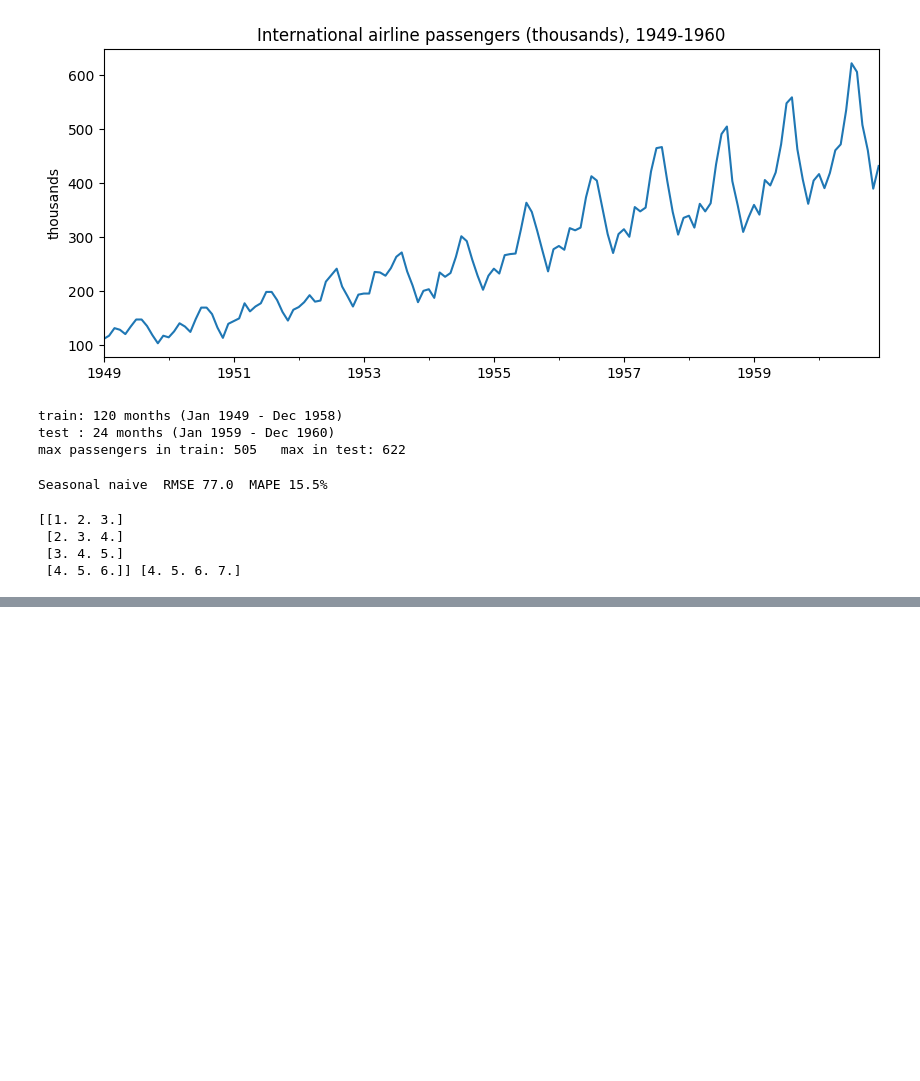
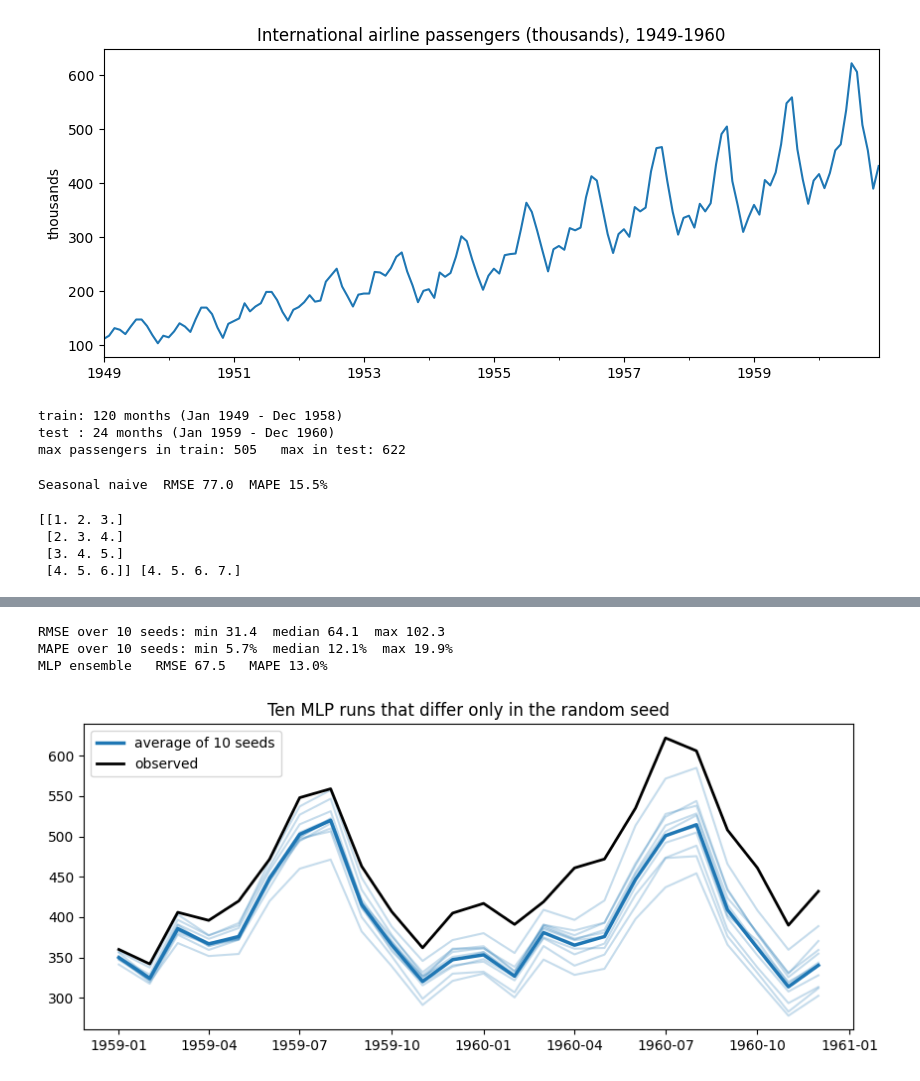
Before and after one commit to Forgottenpet/Modulo1-Notebooks2, a Jupyter notebook: Notebook5.ipynb, the cells around one changed output, grey strips where cells are left out. Saved outputs shown, nothing was run; the diff lists cells and outputs as text; code cells hidden in the pictures; blank space fills up the shorter version.

```diff
--- a/Notebook5.ipynb
+++ b/Notebook5.ipynb
@@ -82,0 +152,18 @@ print(X_demo, t_demo)          # [1 2 3] -> 4, [2 3 4] -> 5, ...
+# %%
+runs = np.array([mlp_forecast(seed) for seed in range(10)])
+r_rmse = [rmse(f, test) for f in runs]; r_mape = [mape(f, test) for f in runs]
+print('RMSE over 10 seeds: min %.1f  median %.1f  max %.1f' % (min(r_rmse), np.median(r_rmse), max(r_rmse)))
+print('MAPE over 10 seeds: min %.1f%%  median %.1f%%  max %.1f%%' % (min(r_mape), np.median(r_mape), max(r_mape)))
+f_ens = np.exp(np.log(runs).mean(0))              # average in log scale
+results['MLP, average of 10 seeds'] = (rmse(f_ens, test), mape(f_ens, test))
+print('MLP ensemble   RMSE %.1f   MAPE %.1f%%' % results['MLP, average of 10 seeds'])
+
+plt.plot(test.index, runs.T, color='C0', alpha=.25)
+plt.plot(test.index, f_ens, 'C0', lw=2.5, label='average of 10 seeds')
+plt.plot(test.index, test, 'k', lw=2, label='observed')
+plt.legend(); plt.title('Ten MLP runs that differ only in the random seed'); plt.show()
+# %% [output]
+RMSE over 10 seeds: min 31.4  median 64.1  max 102.3
+MAPE over 10 seeds: min 5.7%  median 12.1%  max 19.9%
+MLP ensemble   RMSE 67.5   MAPE 13.0%
+[figure, added]
```
Also changed, not shown: parts of 4 cells of this notebook.
